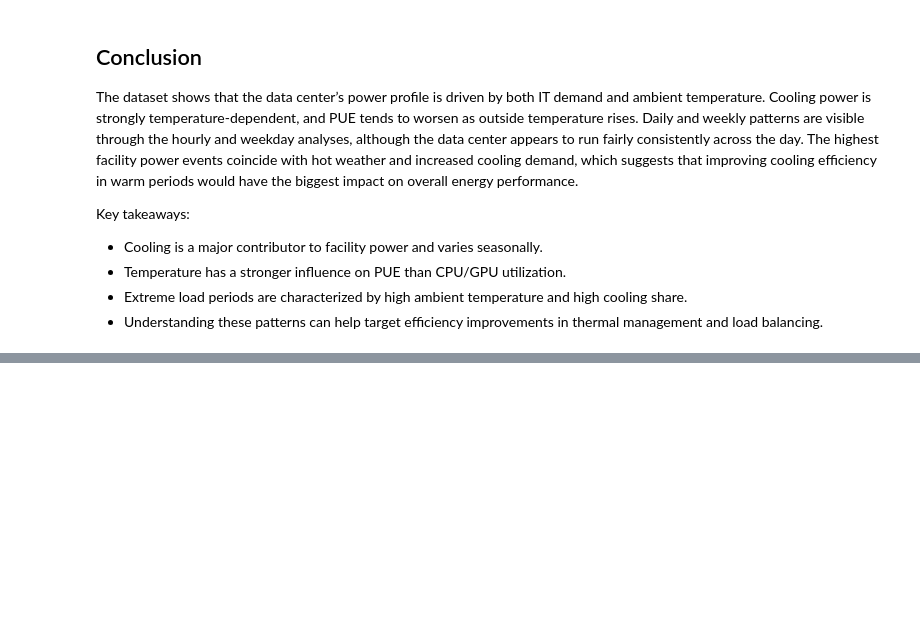
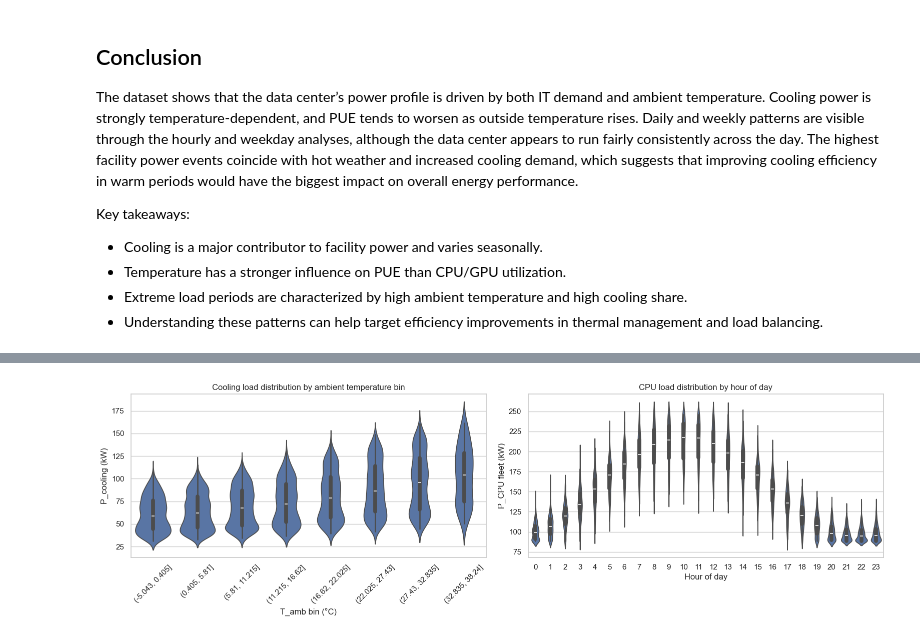
Before and after one commit to ThibautChabanet/Datacenter-Analysis, a Jupyter notebook: EDA.ipynb, the cells around one changed output, grey strips where cells are left out. Saved outputs shown, nothing was run; the diff lists cells and outputs as text; code cells hidden in the pictures; blank space fills up the shorter version.

```diff
--- a/EDA.ipynb
+++ b/EDA.ipynb
@@ -396,0 +520,18 @@ Key takeaways:
+# %%
+df["T_amb_bin"] = pd.cut(df["T_amb (°C)"], bins=8)
+
+fig, axes = plt.subplots(1, 2, figsize=(16, 5))
+
+sns.violinplot(x="T_amb_bin", y="P_cooling (kW)", data=df, ax=axes[0])
+axes[0].set_title("Cooling load distribution by ambient temperature bin")
+axes[0].set_xlabel("T_amb bin (°C)")
+axes[0].tick_params(axis="x", rotation=45)
+
+sns.violinplot(x="Hour", y="P_CPU fleet (kW)", data=df, ax=axes[1])
+axes[1].set_title("CPU load distribution by hour of day")
+axes[1].set_xlabel("Hour of day")
+
+plt.tight_layout()
+plt.show()
+# %% [output]
+[figure, added]
```
Also changed, not shown: parts of 23 cells of this notebook, 2 other files.
